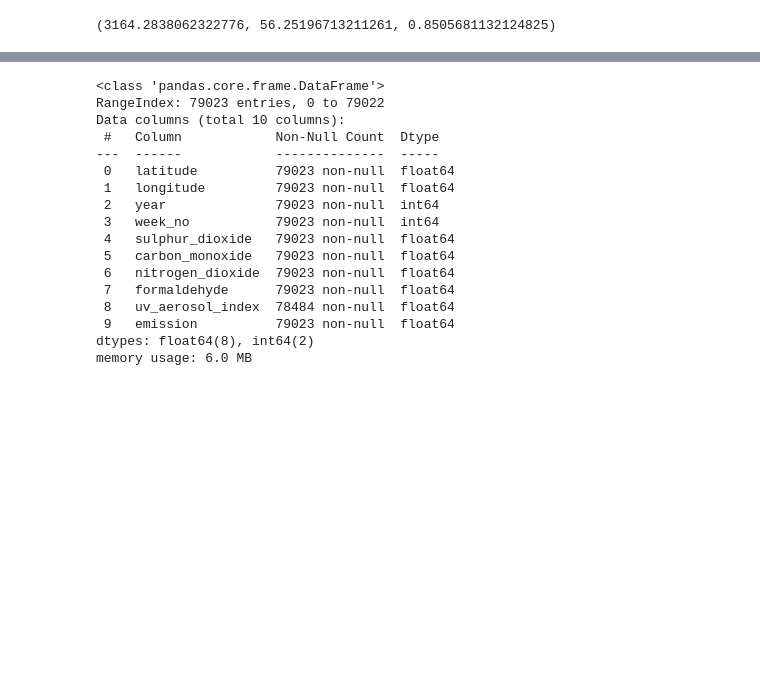
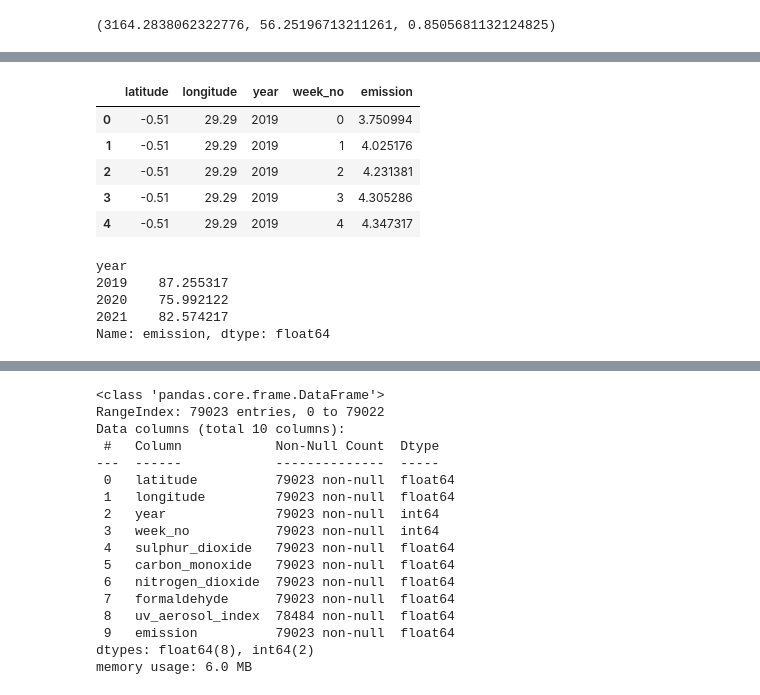
Before and after one commit to IIsameerII/CO2-Emmisions-in-Rawanda, a Jupyter notebook: peter_eda/eda_peter.ipynb, the cells around one changed output, grey strips where cells are left out. Saved outputs shown, nothing was run; the diff lists cells and outputs as text; code cells hidden in the pictures; blank space fills up the shorter version.

```diff
--- a/peter_eda/eda_peter.ipynb
+++ b/peter_eda/eda_peter.ipynb
@@ -434,8 +434,6 @@ import pickle
 # Assume clf is your trained model
 with open('model.pkl', 'wb') as file:
     pickle.dump(dt_reg, file)
-# %%
-co2['sulphur_dioxide'].fillna(np.mean(co2['sulphur_dioxide']),inplace=True)
-co2['carbon_monoxide'].fillna(np.mean(co2['carbon_monoxide']),inplace=True)
-co2['nitrogen_dioxide'].fillna(np.mean(co2['nitrogen_dioxide']),inplace=True)
-co2['formaldehyde'].fillna(np.mean(co2['formaldehyde']),inplace=True)
+# %%
+x1 = co2.iloc[:, 0:4]
+y1 = co2.iloc[:,-1]
@@ -441,0 +455,21 @@ co2['formaldehyde'].fillna(np.mean(co2['formaldehyde']),inplace=True)
+# %%
+new = x1.copy()
+new['emission'] = y1.copy()
+new.head()
+# %% [output]
+|  | latitude | longitude | year | week_no | emission |
+| 0 | -0.51 | 29.29 | 2019 | 0 | 3.750994 |
+| 1 | -0.51 | 29.29 | 2019 | 1 | 4.025176 |
+| 2 | -0.51 | 29.29 | 2019 | 2 | 4.231381 |
+| 3 | -0.51 | 29.29 | 2019 | 3 | 4.305286 |
+| 4 | -0.51 | 29.29 | 2019 | 4 | 4.347317 |
+# %%
+mean_emi = new.groupby("year")['emission'].mean()
+mean_emi.reset_index()
+mean_emi.head()
+# %% [output]
+year
+2019    87.255317
+2020    75.992122
+2021    82.574217
+Name: emission, dtype: float64
```
Also changed, not shown: parts of 7 cells of this notebook, 1 other file.
